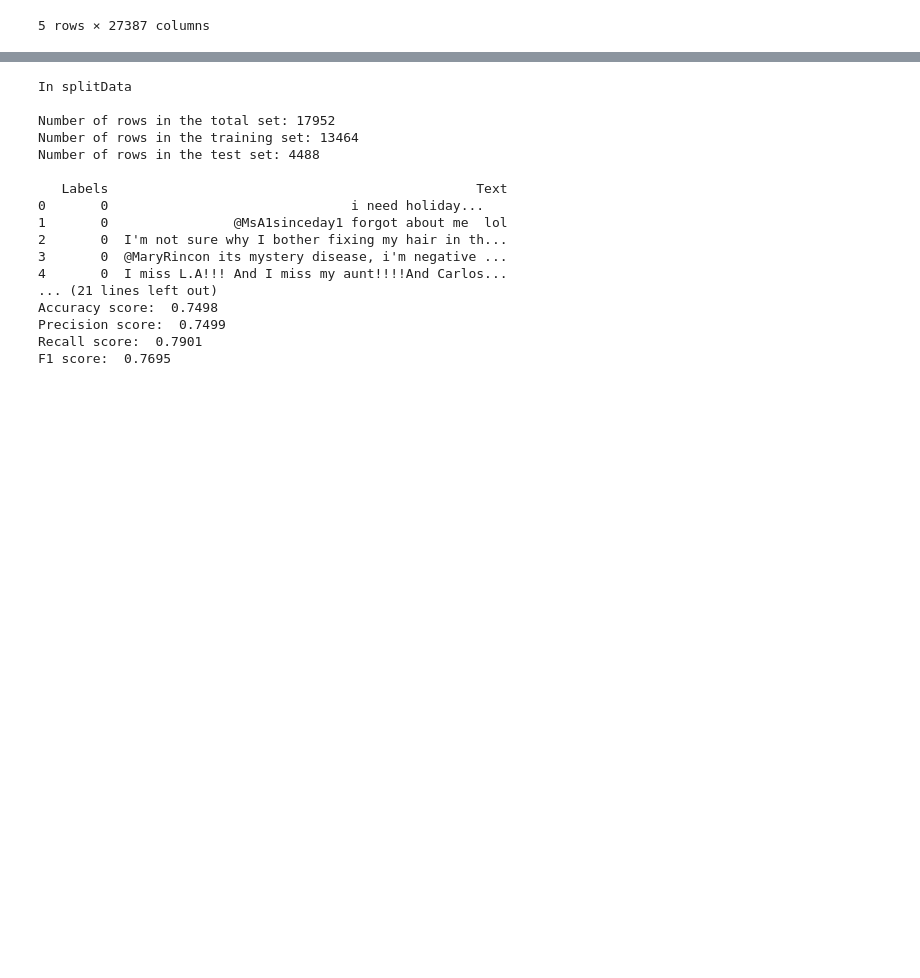
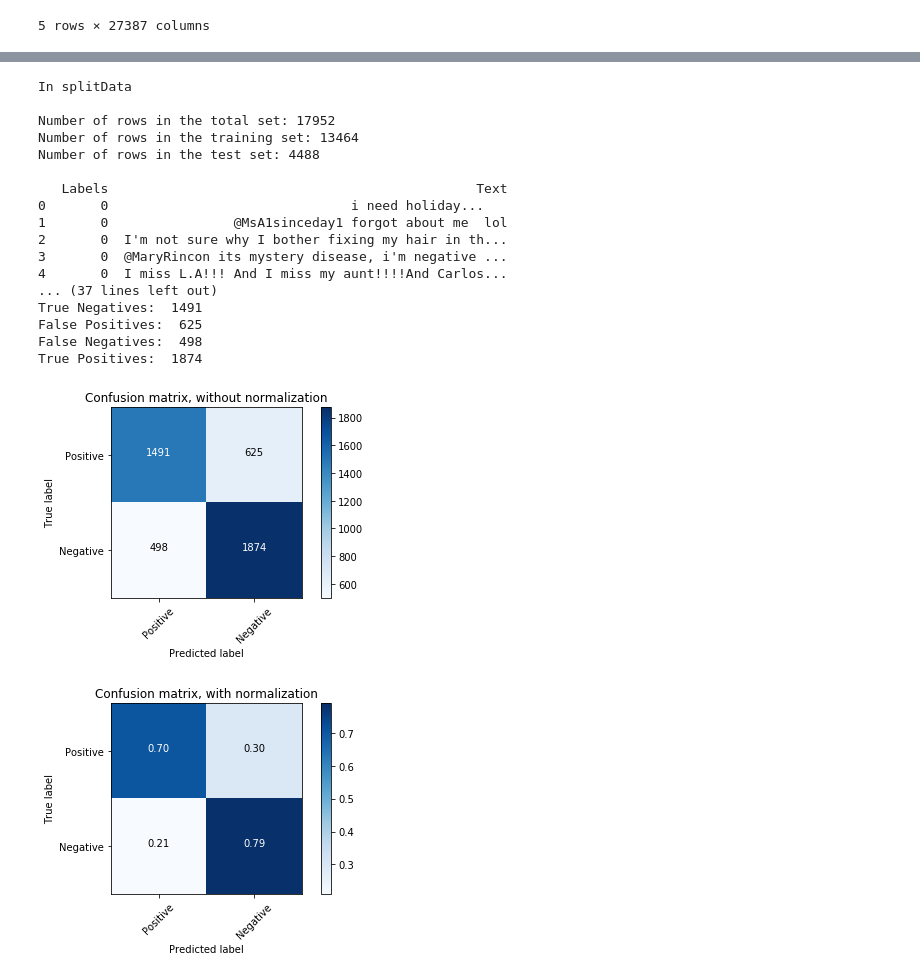
Before and after one commit to psullus/machine-learning, a Jupyter notebook: capstone/capstone.ipynb, the cells around one changed output, grey strips where cells are left out. Cells and saved outputs as stored; diff of their text form; code cells hidden in the pictures; blank space fills up the shorter version.

```diff
--- a/capstone/capstone.ipynb
+++ b/capstone/capstone.ipynb
@@ -135,26 +147,29 @@ F1 score:  0.7496
 # %%
 # Create fit and test the SVM model with TfidfVectorizer
 tfidfmodel = Model(twitterLabelledData, debug=True)
 tfidfmodel.splitData(p=True)
 tfidfmodel.tfidfDataset()
 tfidfmodel.fitSVM()
 tfidfmodel.predict()
 tfidfmodel.printScores()
+tfidfmodel.plotConfusionMatrix()
 # %% [output]
 In splitData
 
 Number of rows in the total set: 17952
 Number of rows in the training set: 13464
 Number of rows in the test set: 4488
 
    Labels                                               Text
 0       0                               i need holiday...
 1       0                @MsA1sinceday1 forgot about me  lol
 2       0  I'm not sure why I bother fixing my hair in th...
 3       0  @MaryRincon its mystery disease, i'm negative ...
 4       0  I miss L.A!!! And I miss my aunt!!!!And Carlos...
-... (21 lines left out)
-Accuracy score:  0.7498
-Precision score:  0.7499
-Recall score:  0.7901
-F1 score:  0.7695
+... (37 lines left out)
+True Negatives:  1491
+False Positives:  625
+False Negatives:  498
+True Positives:  1874
+[figure, added]
+[figure, added]
```
Also changed, not shown: parts of 3 cells of this notebook, 4 other files.
